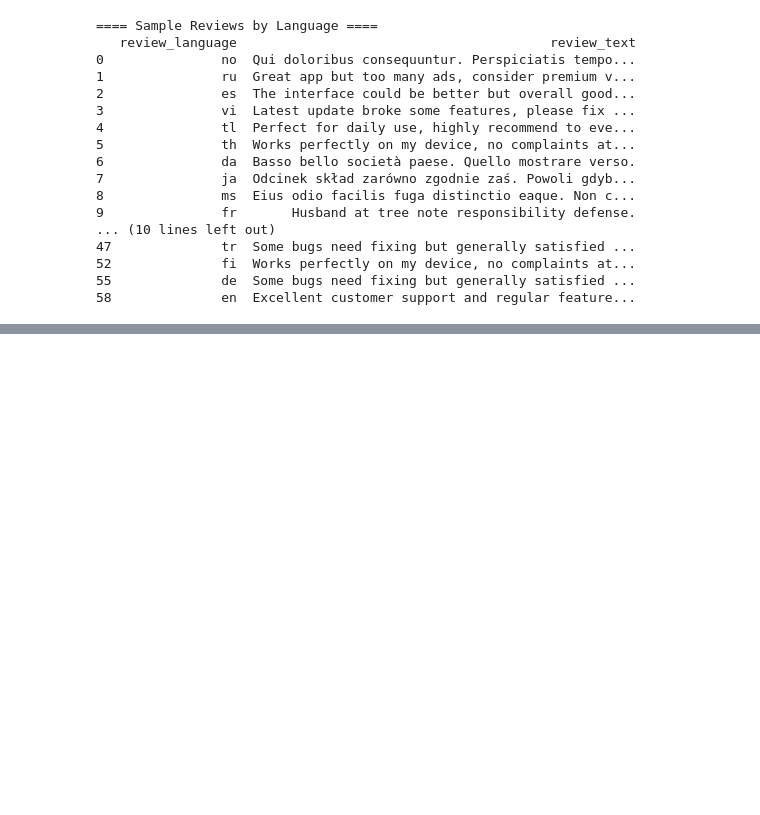
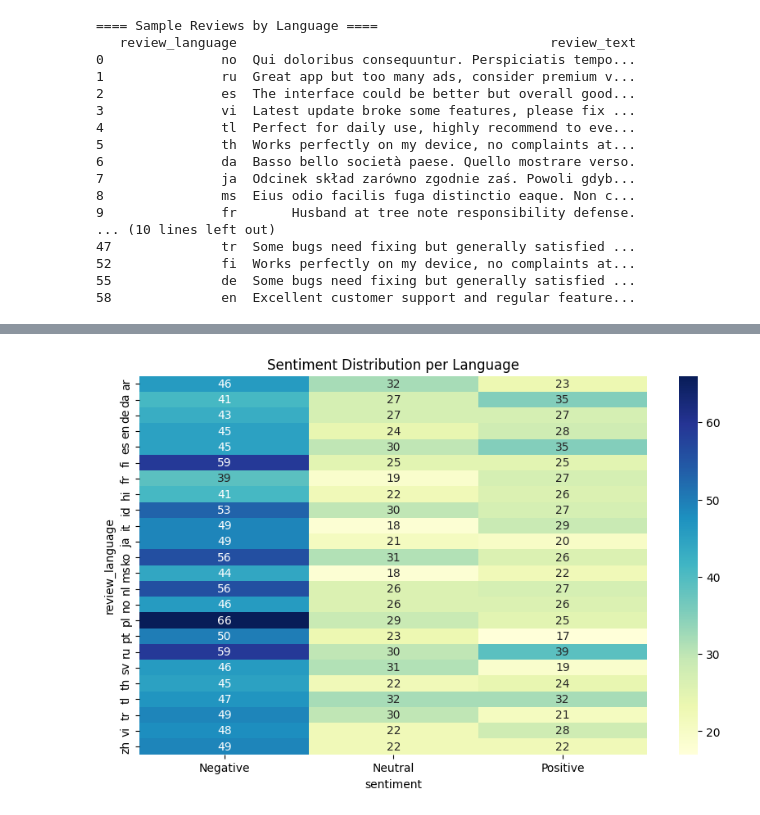
Before and after one commit to alabhastam/Multilingual-Mobile-App-Review-sentiment, a Jupyter notebook: main.ipynb, the cells around one changed output, grey strips where cells are left out. Drawn from its saved outputs; the diff is of its cells as text; code cells hidden in the pictures; blank space fills up the shorter version.

```diff
--- a/main.ipynb
+++ b/main.ipynb
@@ -117,0 +190,9 @@ Multilingual transformer embeddings.
+# %%
+# Sentiment count by language heatmap
+sent_lang = df.groupby(['review_language','sentiment'])['sentiment'].count().unstack().fillna(0)
+plt.figure(figsize=(10,6))
+sns.heatmap(sent_lang, annot=True, fmt='g', cmap='YlGnBu')
+plt.title("Sentiment Distribution per Language")
+plt.show()
+# %% [output]
+[figure, added]
```
Also changed, not shown: parts of 11 cells of this notebook.
